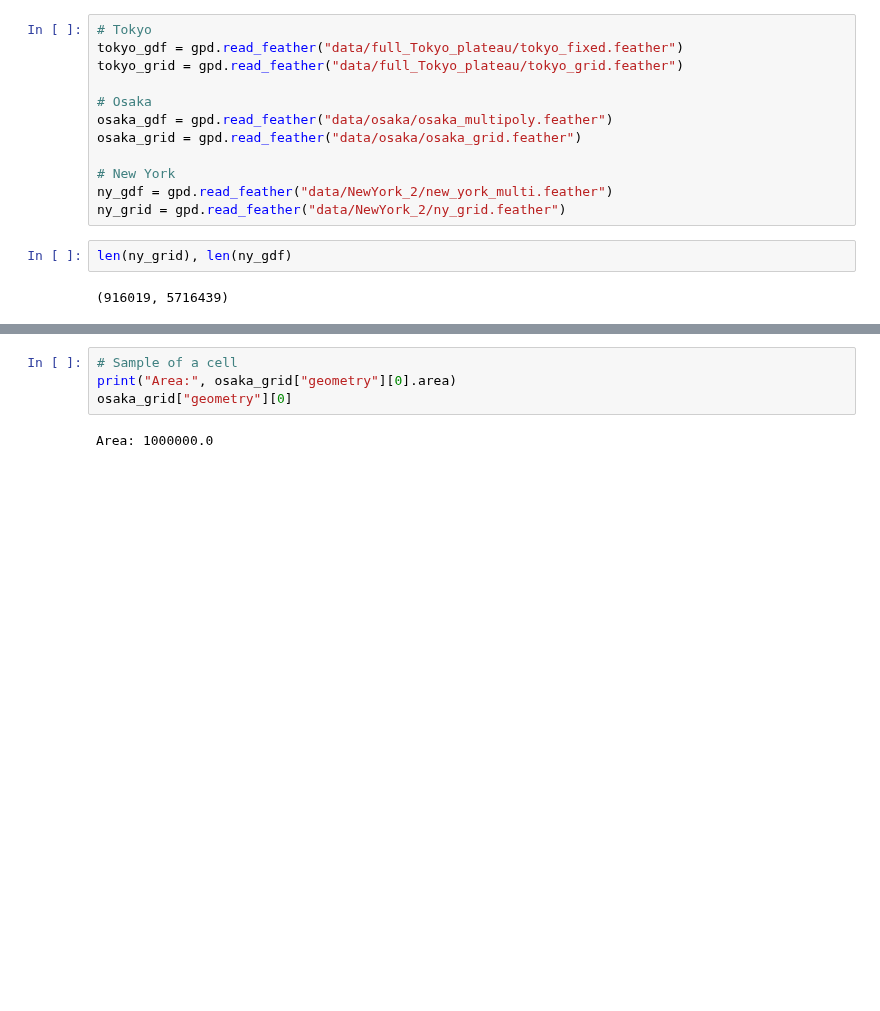
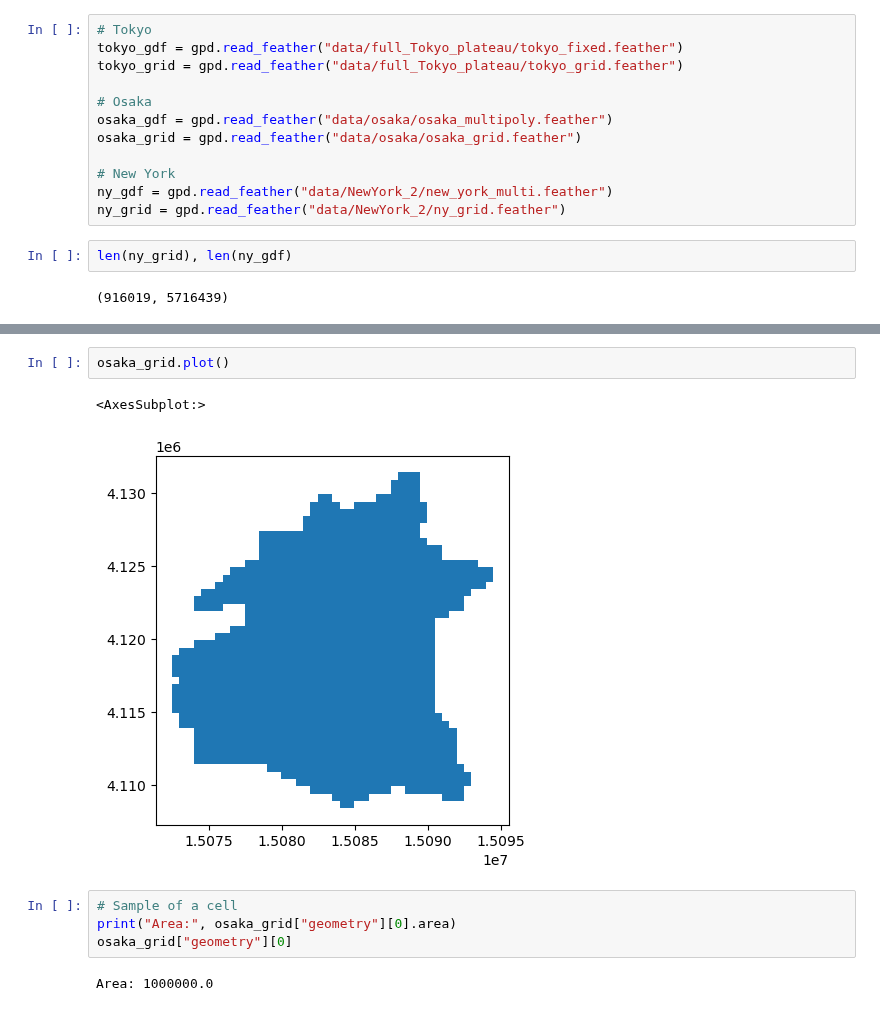
Before and after one commit to LQCHAN022/UMP-estimation, a Jupyter notebook: data_pipeline.ipynb, the cells around one changed output, grey strips where cells are left out. Drawn from its saved outputs; the diff is of its cells as text; blank space fills up the shorter version.

```diff
--- a/data_pipeline.ipynb
+++ b/data_pipeline.ipynb
@@ -800,3 +806,8 @@ len(ny_grid), len(ny_gdf)
+# %%
+osaka_grid.plot()
+# %% [output]
+<AxesSubplot:>
+[figure, added]
 # %%
 # Sample of a cell
 print("Area:", osaka_grid["geometry"][0].area)
```
Also changed, not shown: parts of 26 cells of this notebook, 1 other file.
